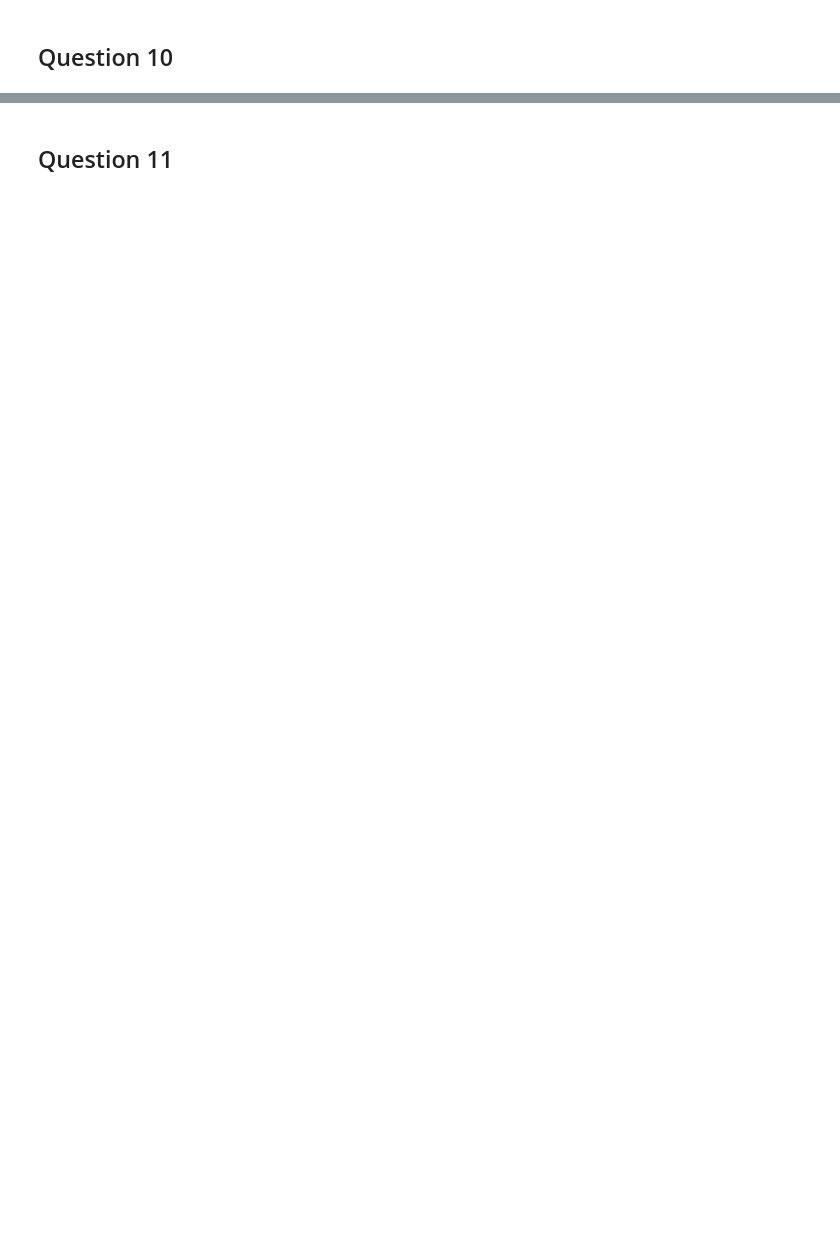
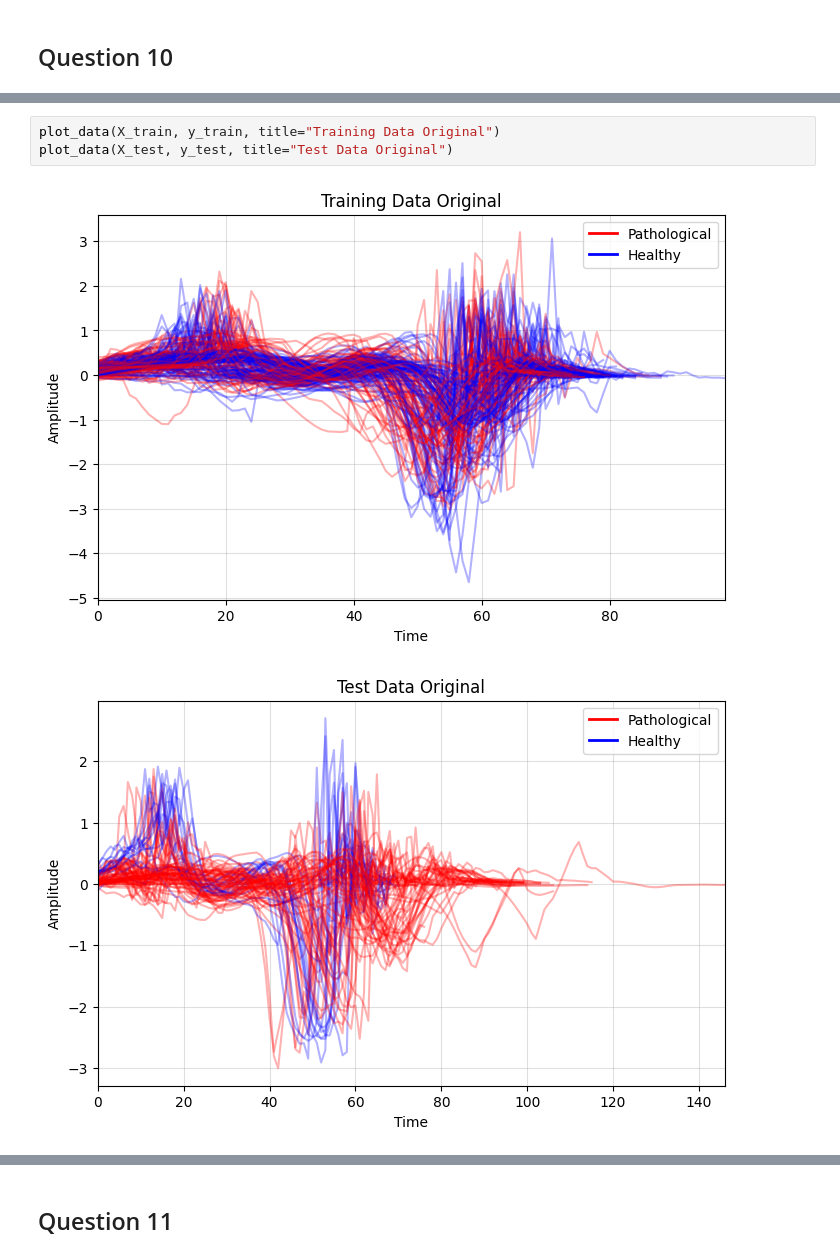
Before and after one commit to TristanNMon/Time-Series, a Jupyter notebook: HW1-notebook-v2.ipynb, the cells around one changed output, grey strips where cells are left out. Saved outputs shown, nothing was run; the diff lists cells and outputs as text; blank space fills up the shorter version.

```diff
--- a/HW1-notebook-v2.ipynb
+++ b/HW1-notebook-v2.ipynb
@@ -205,0 +250,6 @@ len(X_train), len(X_test)
+# %%
+plot_data(X_train, y_train, title="Training Data Original")
+plot_data(X_test, y_test, title="Test Data Original")
+# %% [output]
+[figure, added]
+[figure, added]
```
Also changed, not shown: parts of 22 cells of this notebook, 9 other files.
